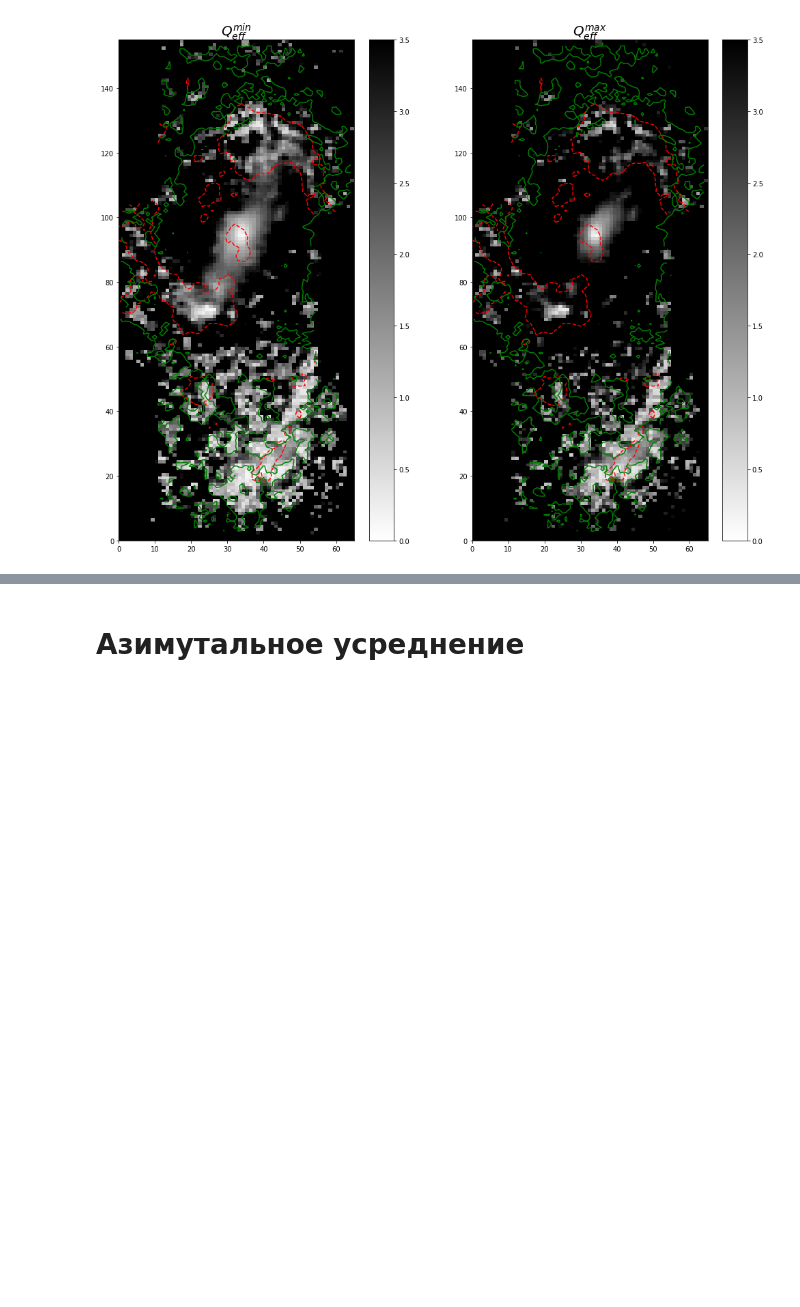
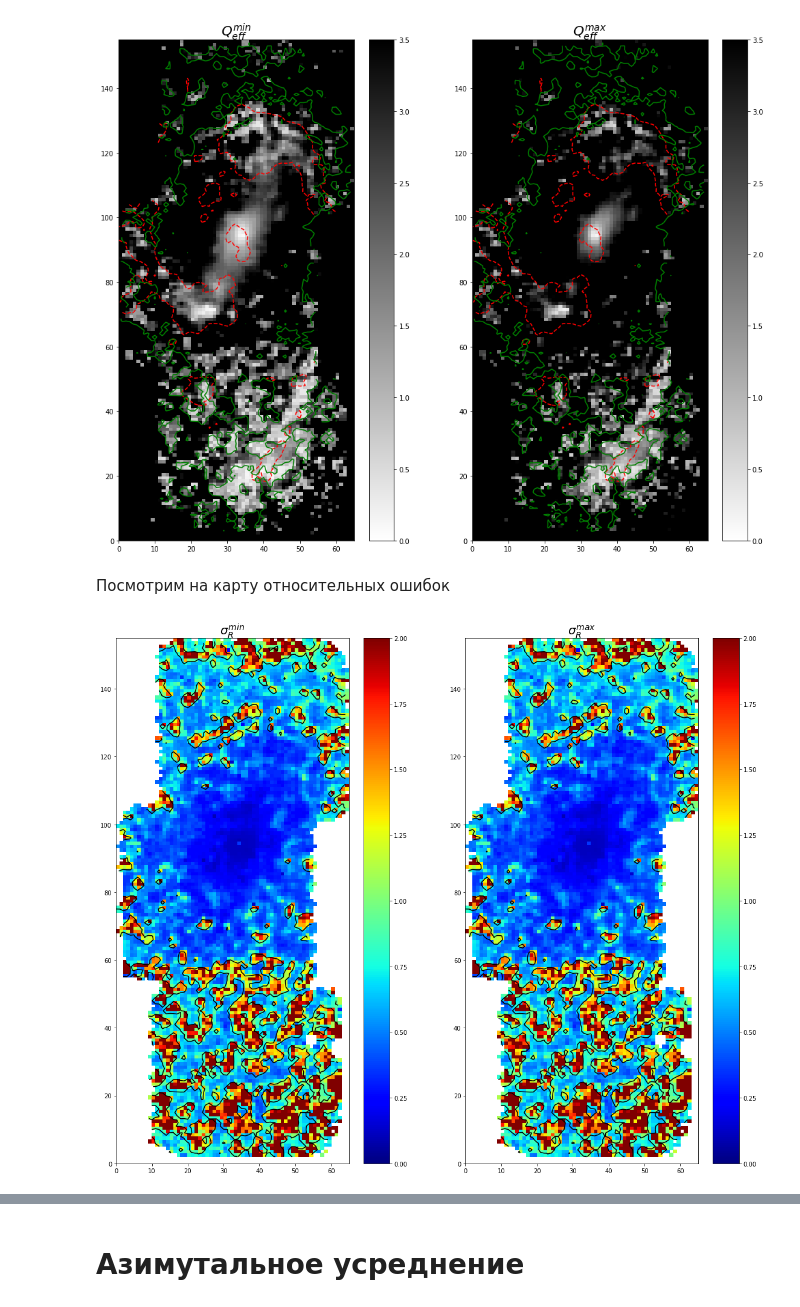
Before and after one commit to ValerieKostiuk/Course-work, a Jupyter notebook: NGC3627/Toomre.ipynb, the cells around one changed output, grey strips where cells are left out. Saved outputs shown, nothing was run; the diff lists cells and outputs as text; code cells hidden in the pictures; blank space fills up the shorter version.

Commit message:
add relative error map

```diff
--- a/NGC3627/Toomre.ipynb
+++ b/NGC3627/Toomre.ipynb
@@ -399,3 +399,29 @@ plt.title(r'$Q_{eff}^{max}$', fontsize=20)
 # %% [output]
 Text(0.5, 1.0, '$Q_{eff}^{max}$')
 [figure]
+# %% [markdown]
+Посмотрим на карту относительных ошибок
+# %%
+relative_error_min = np.zeros(sigma_s_err.shape)
+relative_error_max = np.zeros(sigma_s_err.shape)
+
+relative_error_max = sig_R_max_err / sig_R_max
+relative_error_min = sig_R_min_err / sig_R_min
+# %%
+plt.figure(figsize=[19, 16])
+plt.subplot(1,2,1)
+CS = plt.contour(X, Y, relative_error_min, levels=[1,], aspect='auto', alpha=1, colors='black')
+quadmesh = plt.pcolormesh(X, Y, relative_error_min, cmap=cm.jet)
+quadmesh.set_clim(vmin=0.0, vmax=2.)
+plt.colorbar()
+plt.title(r'$\sigma_R^{min}$', fontsize=20)
+
+plt.subplot(1,2,2)
+CS = plt.contour(X, Y, relative_error_max, levels=[1,], aspect='auto', alpha=1, colors='black')
+quadmesh = plt.pcolormesh(X, Y, relative_error_max, cmap=cm.jet)
+quadmesh.set_clim(vmin=0.0, vmax=2.)
+plt.colorbar()
+plt.title(r'$\sigma_R^{max}$',fontsize=20)
+plt.show()
+# %% [output]
+[figure, added]
```
Also changed, not shown: parts of 2 cells of this notebook, 1 other file.
